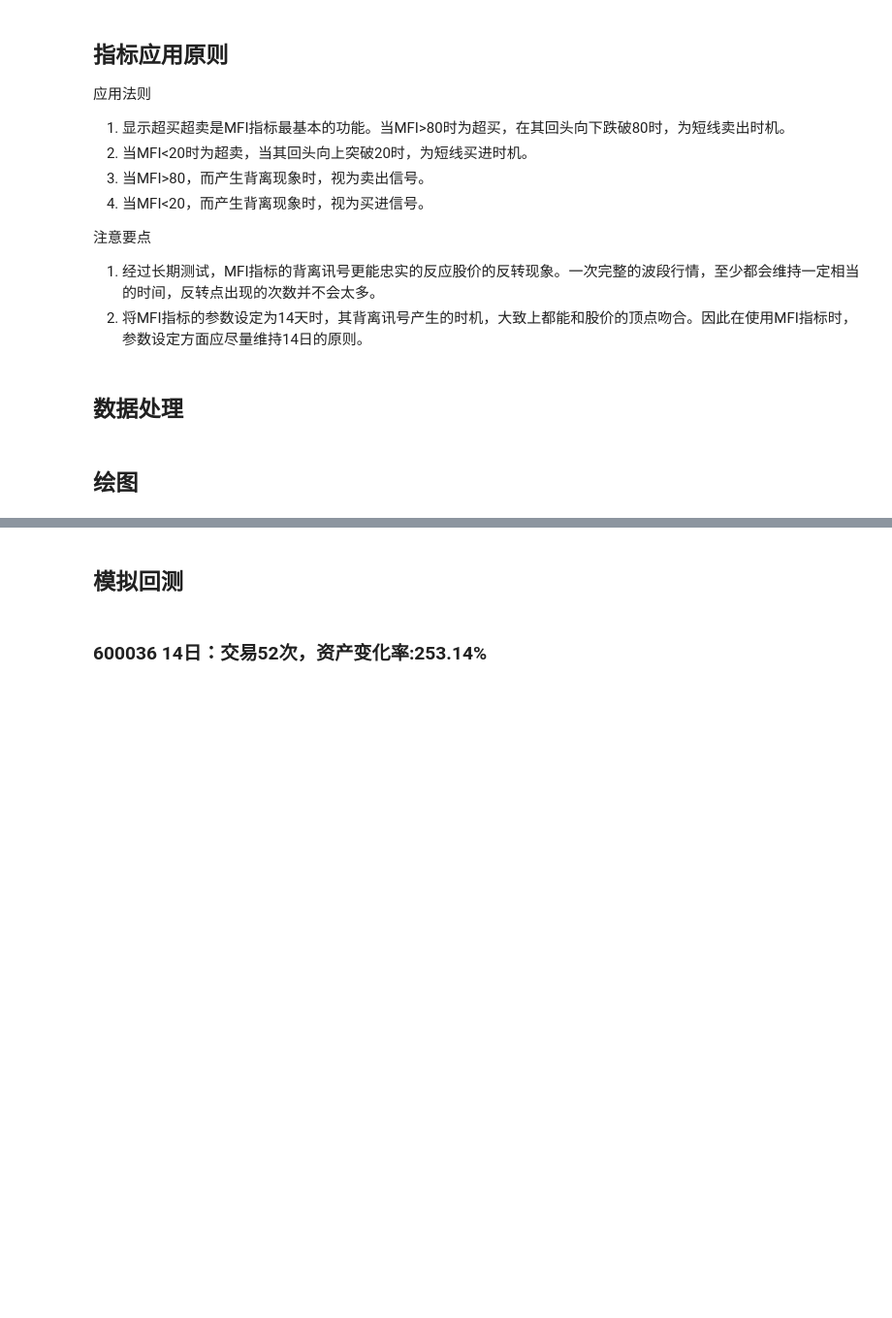
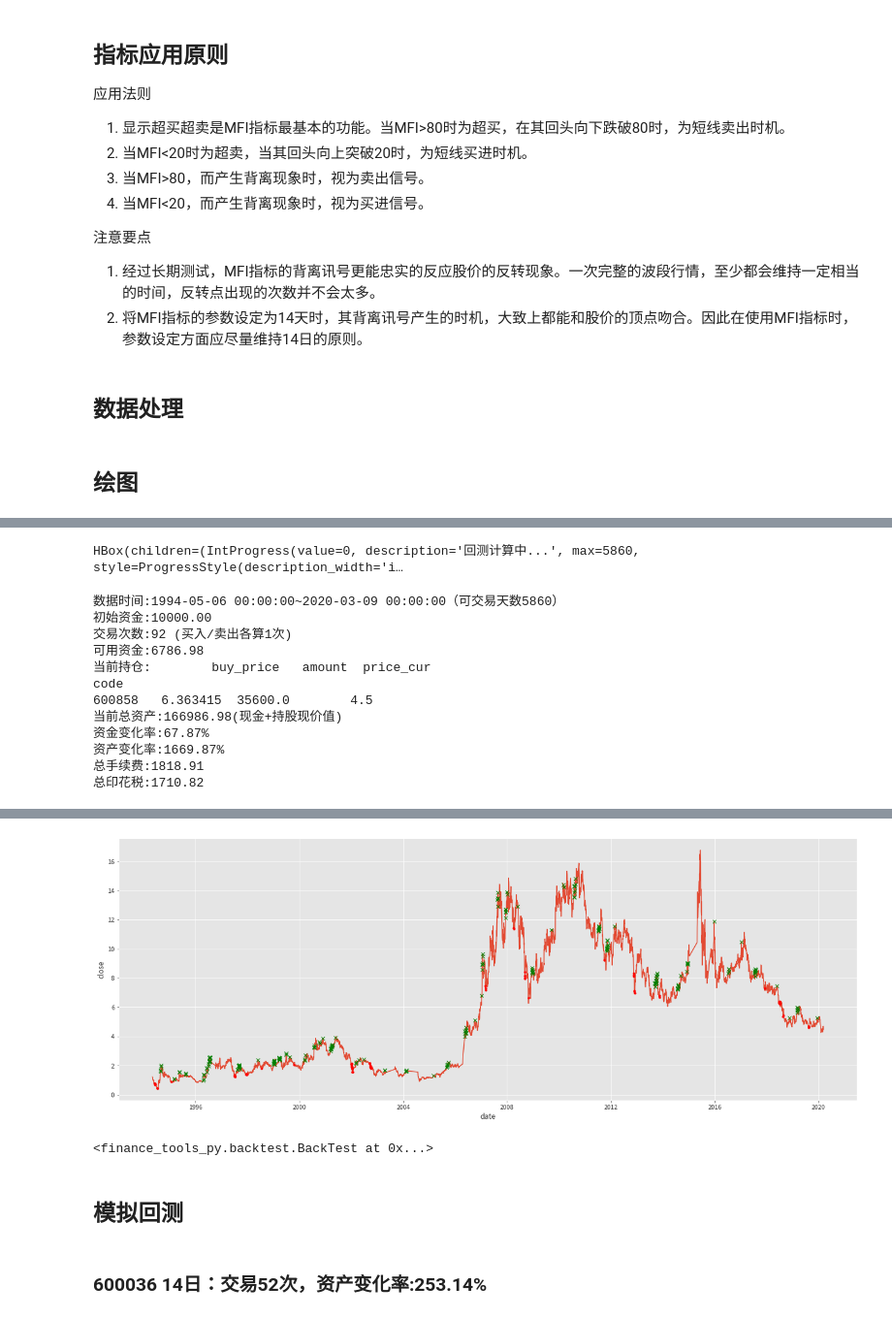
Before and after one commit to GuQiangJS/finance-tools-py, a Jupyter notebook: jupyters/指标相关性测试_动量指标_MFI_Money_Flow_Index_资金流量指标.ipynb, the cells around one changed output, grey strips where cells are left out. Shown at 97% size. Cells and saved outputs as stored; diff of their text form; code cells hidden in the pictures; blank space fills up the shorter version.

```diff
--- a/jupyters/指标相关性测试_动量指标_MFI_Money_Flow_Index_资金流量指标.ipynb
+++ b/jupyters/指标相关性测试_动量指标_MFI_Money_Flow_Index_资金流量指标.ipynb
@@ -146,6 +206,21 @@ plot1('600036',20)
 # %%
-plot1('600858',20)
+test_mfi('600858',20)
 # %% [output]
+HBox(children=(IntProgress(value=0, description='回测计算中...', max=5860, style=ProgressStyle(description_width='i…
+数据时间:1994-05-06 00:00:00~2020-03-09 00:00:00（可交易天数5860）
+初始资金:10000.00
+交易次数:92 (买入/卖出各算1次)
+可用资金:6786.98
+当前持仓:        buy_price   amount  price_cur
+code
+600858   6.363415  35600.0        4.5
+当前总资产:166986.98(现金+持股现价值)
+资金变化率:67.87%
+资产变化率:1669.87%
+总手续费:1818.91
+总印花税:1710.82
 [interactive output not drawn]
+[figure, added]
+<finance_tools_py.backtest.BackTest at 0x...>
 # %% [markdown]
 ## 模拟回测
```
Also changed, not shown: parts of 5 cells of this notebook.
